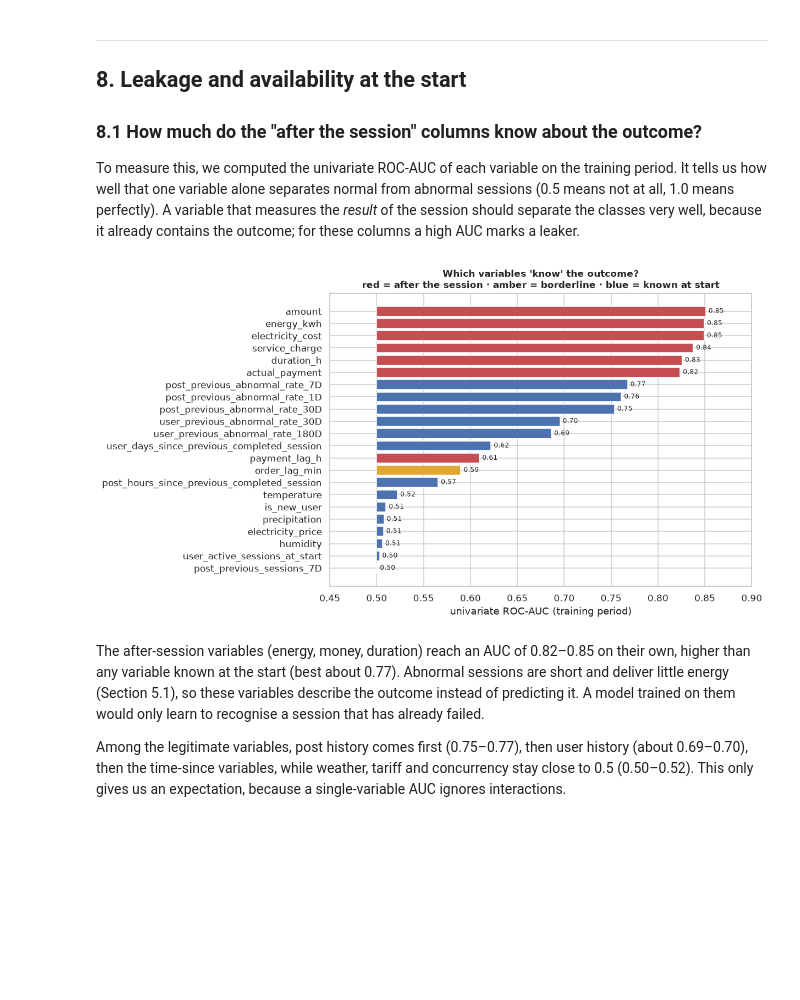
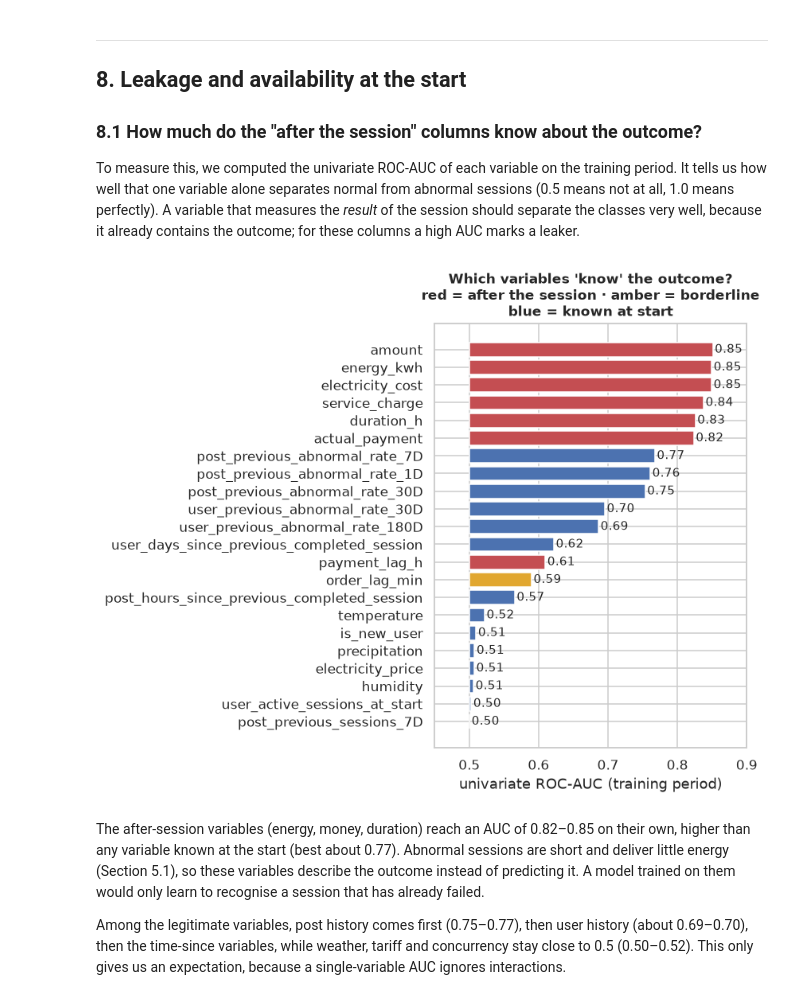
Before and after one commit to AmirMasnavi/MINDD, a Jupyter notebook: Task1.ipynb, the cells around one changed output. Saved outputs shown, nothing was run; the diff lists cells and outputs as text; code cells hidden in the pictures; blank space fills up the shorter version.

```diff
--- a/Task1.ipynb
+++ b/Task1.ipynb
@@ -902,32 +903,32 @@ high AUC marks a leaker.
 # %%
 candidates = {
     "energy_kwh": "after", "electricity_cost": "after", "service_charge": "after", "amount": "after",
     "actual_payment": "after", "duration_h": "after", "payment_lag_h": "after",
     "order_lag_min": "borderline",
     "post_previous_abnormal_rate_7D": "at start", "post_previous_abnormal_rate_30D": "at start",
     "post_previous_abnormal_rate_1D": "at start", "user_previous_abnormal_rate_180D": "at start",
     "user_previous_abnormal_rate_30D": "at start", "post_hours_since_previous_completed_session": "at start",
     "user_days_since_previous_completed_session": "at start", "post_previous_sessions_7D": "at start",
     "is_new_user": "at start", "user_active_sessions_at_start": "at start",
     "temperature": "at start", "humidity": "at start", "precipitation": "at start", "electricity_price": "at start",
 }
 # NaN filled with the median only for this quick AUC check, not in the real pipeline
 leak = pd.DataFrame({
     "known": pd.Series(candidates),
     "AUC": {c: auc(dev[TARGET], dev[c].fillna(dev[c].median())) for c in candidates},
 }).sort_values("AUC")
 
-fig, ax = plt.subplots(figsize=(9, 6.3))
+fig, ax = plt.subplots(figsize=(4.6, 6.3))             # sized for the page width so the text stays readable
 colors = leak["known"].map({"after": C_ABN, "borderline": "#E1A730", "at start": C_NORMAL})
 ax.barh(leak.index, leak["AUC"] - 0.5, left=0.5, color=colors)
 for i, v in enumerate(leak["AUC"]):
-    ax.text(v + .003, i, f"{v:.2f}", va="center", fontsize=8)
+    ax.text(v + .003, i, f"{v:.2f}", va="center", fontsize=10)
 ax.set_xlim(0.45, 0.9)
 ax.set_xlabel("univariate ROC-AUC (training period)")
-ax.set_title("Which variables 'know' the outcome?\nred = after the session · amber = borderline · blue = known at start")
+ax.set_title("Which variables 'know' the outcome?\nred = after the session · amber = borderline\nblue = known at start")
 savefig(fig, "08_1_univariate_auc_by_availability")
 # %% [output]
-[figure, old version]
+[figure, new version]
 # %% [markdown]
 The after-session variables (energy, money, duration) reach an AUC of 0.82–0.85 on their own, higher than any variable known
 at the start (best about 0.77). Abnormal sessions are short and deliver little energy (Section 5.1), so these variables
```
Also changed, not shown: parts of 22 cells of this notebook, 55 other files.
